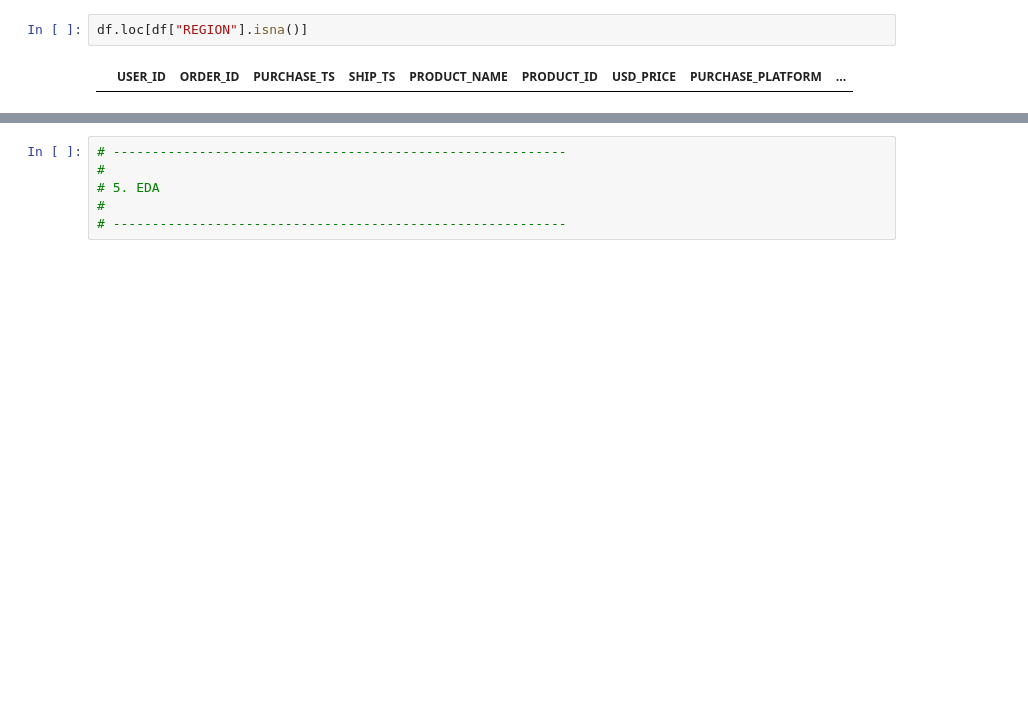
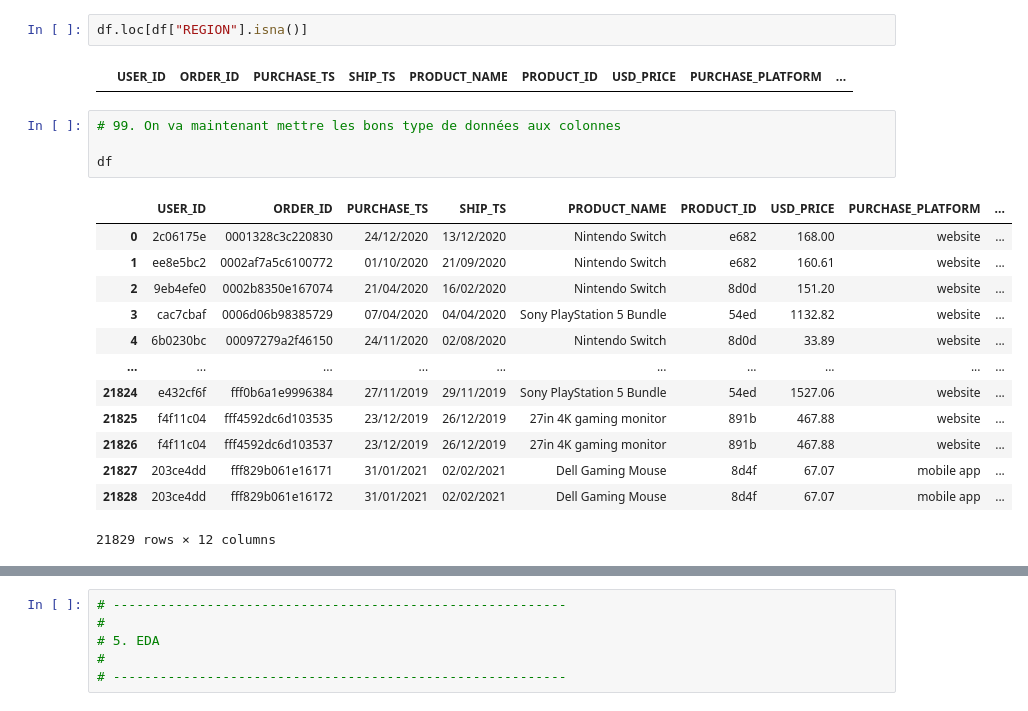
Before and after one commit to YoannB-data/gamezone_shop, a Jupyter notebook: app.ipynb, the cells around one changed output, grey strips where cells are left out. Drawn from its saved outputs; the diff is of its cells as text; blank space fills up the shorter version.

```diff
--- a/app.ipynb
+++ b/app.ipynb
@@ -522,3 +557,21 @@ df.loc[df["REGION"].isna(), "REGION"] = df.loc[df["REGION"].isna(), "COUNTRY_COD
 df.loc[df["REGION"].isna()]
 # %% [output]
 |  | USER_ID | ORDER_ID | PURCHASE_TS | SHIP_TS | PRODUCT_NAME | PRODUCT_ID | USD_PRICE | PURCHASE_PLATFORM | ... |
+# %%
+# 99. On va maintenant mettre les bons type de données aux colonnes
+
+df
+# %% [output]
+|  | USER_ID | ORDER_ID | PURCHASE_TS | SHIP_TS | PRODUCT_NAME | PRODUCT_ID | USD_PRICE | PURCHASE_PLATFORM | ... |
+| 0 | 2c06175e | 0001328c3c220830 | 24/12/2020 | 13/12/2020 | Nintendo Switch | e682 | 168.00 | website | ... |
+| 1 | ee8e5bc2 | 0002af7a5c6100772 | 01/10/2020 | 21/09/2020 | Nintendo Switch | e682 | 160.61 | website | ... |
+| 2 | 9eb4efe0 | 0002b8350e167074 | 21/04/2020 | 16/02/2020 | Nintendo Switch | 8d0d | 151.20 | website | ... |
+| 3 | cac7cbaf | 0006d06b98385729 | 07/04/2020 | 04/04/2020 | Sony PlayStation 5 Bundle | 54ed | 1132.82 | website | ... |
+| 4 | 6b0230bc | 00097279a2f46150 | 24/11/2020 | 02/08/2020 | Nintendo Switch | 8d0d | 33.89 | website | ... |
+| ... | ... | ... | ... | ... | ... | ... | ... | ... | ... |
+| 21824 | e432cf6f | fff0b6a1e9996384 | 27/11/2019 | 29/11/2019 | Sony PlayStation 5 Bundle | 54ed | 1527.06 | website | ... |
+| 21825 | f4f11c04 | fff4592dc6d103535 | 23/12/2019 | 26/12/2019 | 27in 4K gaming monitor | 891b | 467.88 | website | ... |
+| 21826 | f4f11c04 | fff4592dc6d103537 | 23/12/2019 | 26/12/2019 | 27in 4K gaming monitor | 891b | 467.88 | website | ... |
+| 21827 | 203ce4dd | fff829b061e16171 | 31/01/2021 | 02/02/2021 | Dell Gaming Mouse | 8d4f | 67.07 | mobile app | ... |
+| 21828 | 203ce4dd | fff829b061e16172 | 31/01/2021 | 02/02/2021 | Dell Gaming Mouse | 8d4f | 67.07 | mobile app | ... |
+21829 rows × 12 columns
```
Also changed, not shown: parts of 6 cells of this notebook, 1 other file.
